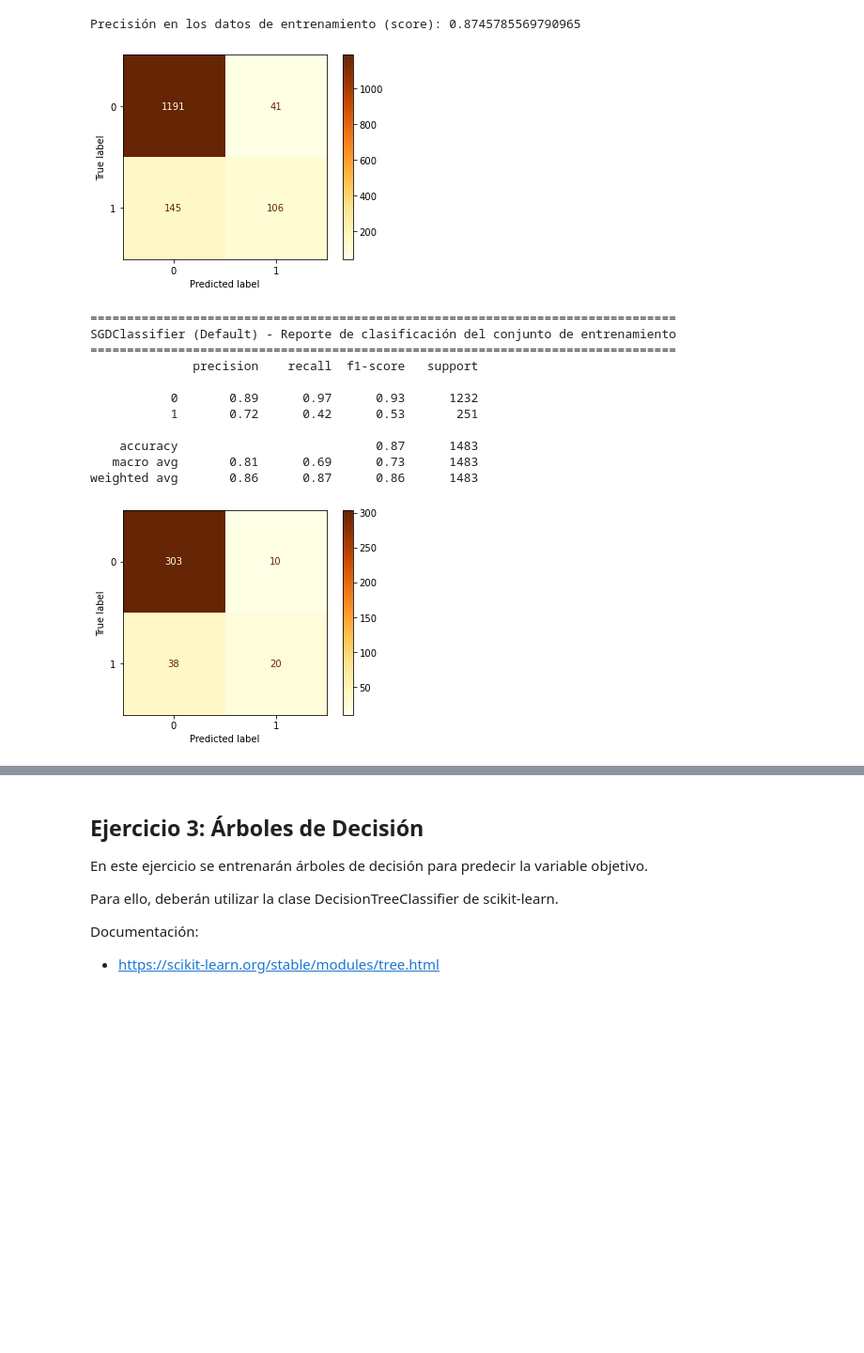
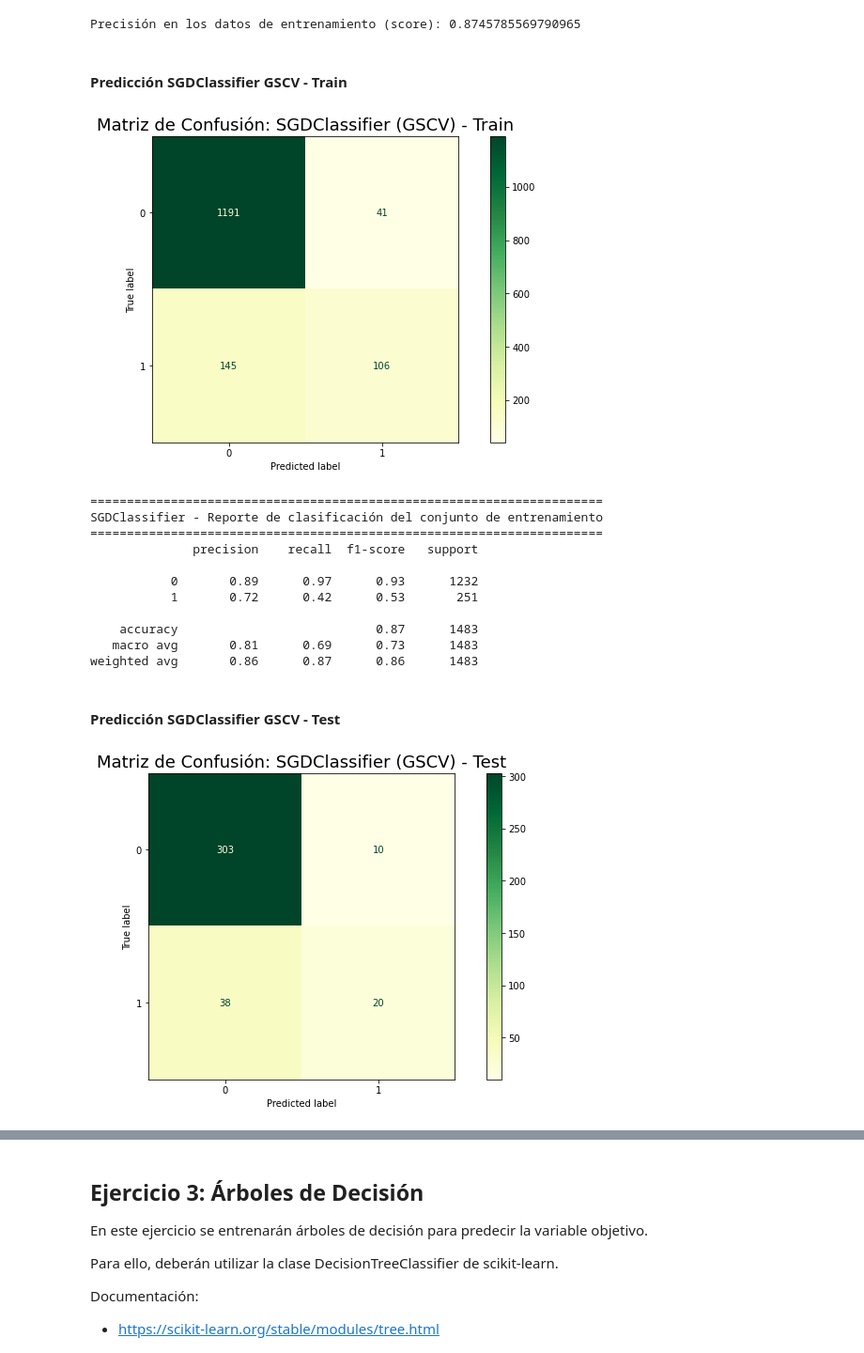
Before and after one commit to JIBarrionuevoGaltier/DiploDatos2021_Grupo_4, a Jupyter notebook: 03_IAA/Lab_2.ipynb, the cells around one changed output, grey strips where cells are left out. Shown at 94% size. Saved outputs shown, nothing was run; the diff lists cells and outputs as text; code cells hidden in the pictures; blank space fills up the shorter version.

Commit message:
Se termina SGDC y DTC default y GSCV con conclusiones

```diff
--- a/03_IAA/Lab_2.ipynb
+++ b/03_IAA/Lab_2.ipynb
@@ -262,7 +276,7 @@ param_grid = {
     'sgdclassifier__penalty': ['l2', 'l1'],
     'sgdclassifier__alpha': [0.1, 0.01, 0.001, 0.0001],
     'sgdclassifier__epsilon': [0.1, 0.01, 0.001],
-    'sgdclassifier__tol': [1e-2,1e-3, 1e-4],
+    'sgdclassifier__tol': [1e-2, 1e-3],
     'sgdclassifier__max_iter': [1000, 1500]
 }
 
@@ -270,6 +284,4 @@ scaler = StandardScaler()
 sgdc = SGDClassifier(random_state=15)
 pipe = make_pipeline(scaler, sgdc)
 
-grid = GridSearchCV(pipe, param_grid, cv = None, refit = True, verbose = 2, n_jobs = 4)
-
-grid.fit(X_train, y_train)
+grid = GridSearchCV(pipe, param_grid, cv = 5, refit = True, n_jobs = 3)
@@ -297,19 +310,23 @@ score = grid.score(X_train, y_train)
 print(f'Precisión en los datos de entrenamiento (score): {score}')
 # %% [output]
 Precisión en los datos de entrenamiento (score): 0.8745785569790965
+# %% [markdown]
+#### Predicción SGDClassifier GSCV - Train
 # %%
 y_train_pred = grid.predict(X_train)
 # %%
 cm_train = confusion_matrix(y_train, y_train_pred)
 
 disp = ConfusionMatrixDisplay(confusion_matrix=cm_train, display_labels=grid.classes_)
-disp.plot(cmap='YlOrBr')
+fig, ax = plt.subplots(figsize=(12,6))
+ax.set_title('Matriz de Confusión: SGDClassifier (GSCV) - Train', fontsize=18)
+disp.plot(cmap='YlGn', ax=ax)
 plt.show()
 # %% [output]
-[figure, old version]
+[figure, new version]
 # %%
 # Evaluate val
-text = "SGDClassifier (Default) - Reporte de clasificación del conjunto de entrenamiento"
+text = "SGDClassifier - Reporte de clasificación del conjunto de entrenamiento"
 print(len(text)*"=")
 print(text)
 print(len(text)*"=")
@@ -317,9 +334,9 @@ print(len(text)*"=")
 cr = classification_report(y_train, y_train_pred)
 print(cr)
 # %% [output]
-================================================================================
-SGDClassifier (Default) - Reporte de clasificación del conjunto de entrenamiento
-================================================================================
+======================================================================
+SGDClassifier - Reporte de clasificación del conjunto de entrenamiento
+======================================================================
               precision    recall  f1-score   support
 
            0       0.89      0.97      0.93      1232
@@ -328,3 +345,5 @@ SGDClassifier (Default) - Reporte de clasificación del conjunto de entrenamient
     accuracy                           0.87      1483
    macro avg       0.81      0.69      0.73      1483
 weighted avg       0.86      0.87      0.86      1483
+# %% [markdown]
+#### Predicción SGDClassifier GSCV - Test
@@ -331,12 +352,12 @@ weighted avg       0.86      0.87      0.86      1483
 # %%
-y_test_pred = grid.predict(X_test)
-
 cm_test = confusion_matrix(y_test, y_test_pred)
 
 disp = ConfusionMatrixDisplay(confusion_matrix=cm_test, display_labels=grid.classes_)
-disp.plot(cmap='YlOrBr')
+fig, ax = plt.subplots(figsize=(12,6))
+ax.set_title('Matriz de Confusión: SGDClassifier (GSCV) - Test', fontsize=18)
+disp.plot(cmap='YlGn', ax=ax)
 plt.show()
 # %% [output]
-[figure, old version]
+[figure, new version]
 # %%
 # Evaluate val
```
Also changed, not shown: parts of 64 cells of this notebook.
